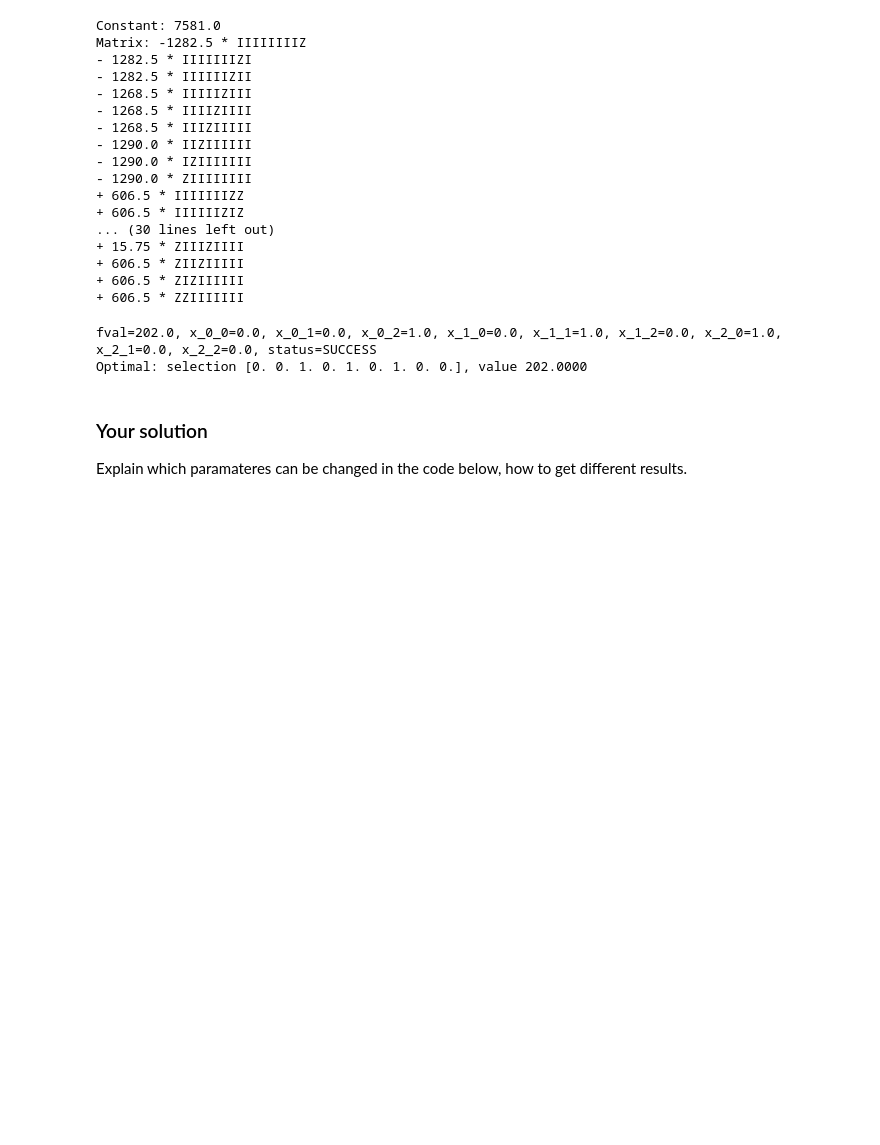
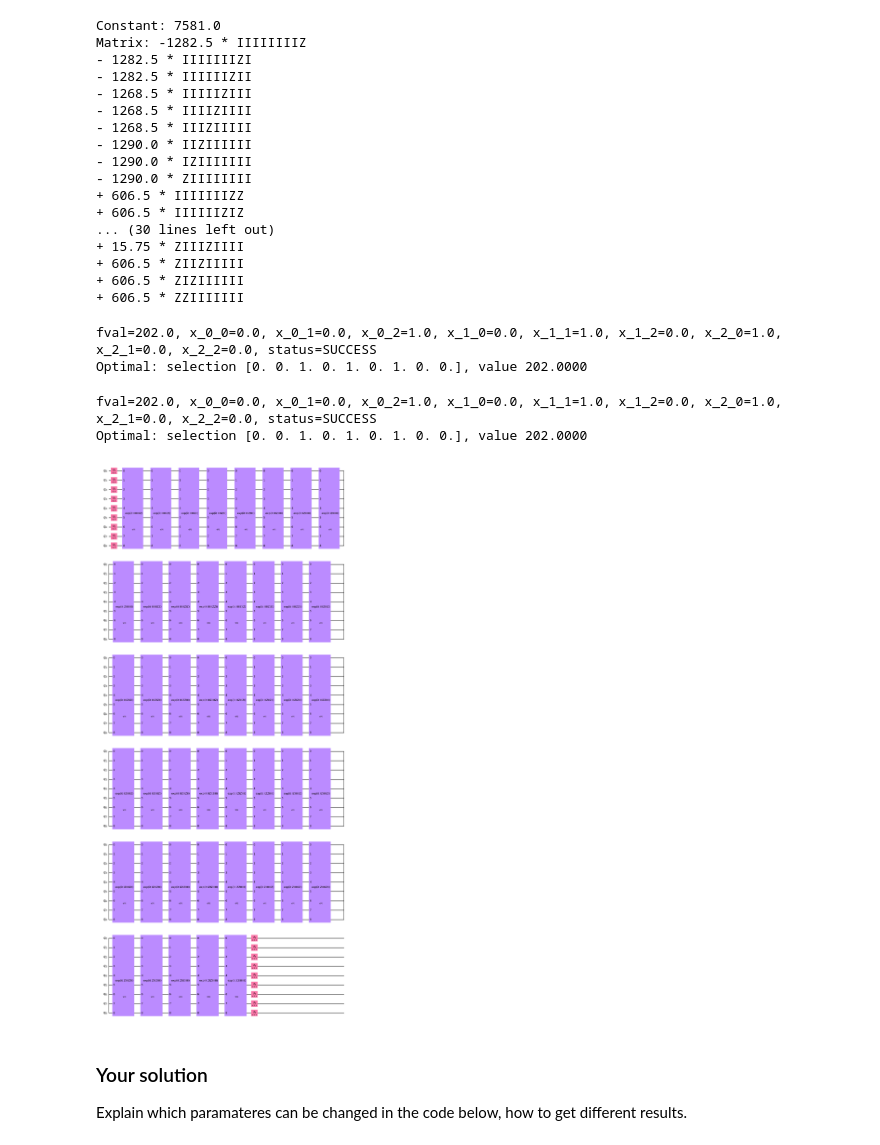
Before and after one commit to MarcMaussner/quantum_playground, a Jupyter notebook: 2023_world_of_quantum/01_SubmissionExample.ipynb, the cells around one changed output. Cells and saved outputs as stored; diff of their text form; code cells hidden in the pictures; blank space fills up the shorter version.

```diff
--- a/2023_world_of_quantum/01_SubmissionExample.ipynb
+++ b/2023_world_of_quantum/01_SubmissionExample.ipynb
@@ -264,6 +264,36 @@ print_result(result_sv)
 # %% [output]
 fval=202.0, x_0_0=0.0, x_0_1=0.0, x_0_2=1.0, x_1_0=0.0, x_1_1=1.0, x_1_2=0.0, x_2_0=1.0, x_2_1=0.0, x_2_2=0.0, status=SUCCESS
 Optimal: selection [0. 0. 1. 0. 1. 0. 1. 0. 0.], value 202.0000
+# %%
+#solve qoaoa
+from qiskit.utils import QuantumInstance
+from qiskit.algorithms.optimizers import COBYLA
+from qiskit.algorithms import QAOA
+from qiskit.circuit import Parameter
+
+algorithm_globals.random_seed = 1234
+backend = Aer.get_backend('statevector_simulator')
+quantum_instance = QuantumInstance(backend=backend, seed_simulator=123, seed_transpiler=123)
+
+mixer = QuantumCircuit(n**2)
+for i in range(n**2):
+    mixer.x(i)
+
+cobyla = COBYLA()
+cobyla.set_options(maxiter=250)
+qaoa_mes = QAOA(optimizer=cobyla, reps=1, mixer=mixer, quantum_instance=quantum_instance)
+qaoa = MinimumEigenOptimizer(qaoa_mes)
+result_sv = qaoa.solve(qp2)
+
+print(result_sv)
+print_result(result_sv)
+# %% [output]
+fval=202.0, x_0_0=0.0, x_0_1=0.0, x_0_2=1.0, x_1_0=0.0, x_1_1=1.0, x_1_2=0.0, x_2_0=1.0, x_2_1=0.0, x_2_2=0.0, status=SUCCESS
+Optimal: selection [0. 0. 1. 0. 1. 0. 1. 0. 0.], value 202.0000
+# %%
+qaoa_mes.ansatz.decompose().draw('mpl')
+# %% [output]
+[figure, added]
 # %% [markdown]
 ### Your solution
 
```
Also changed, not shown: parts of 1 cell of this notebook.
